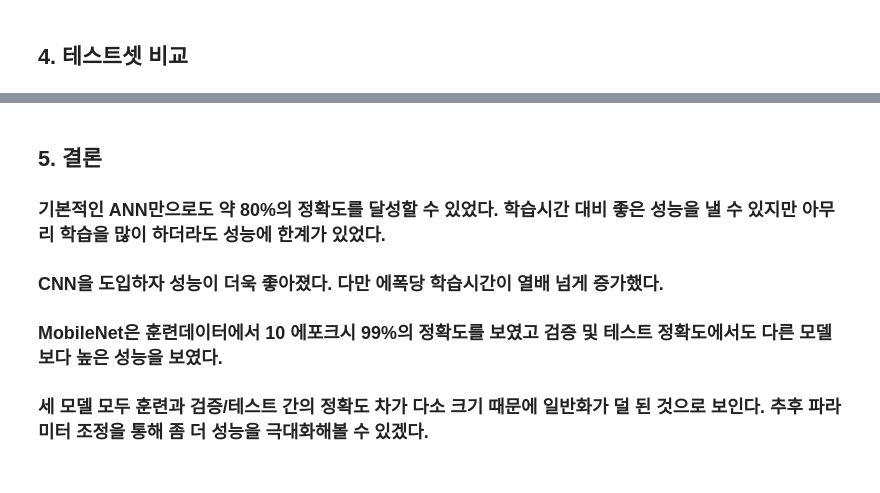
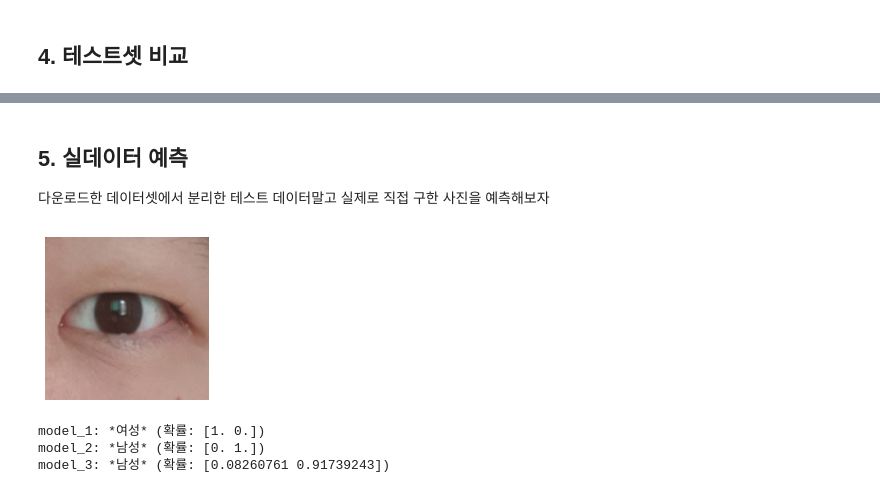
Before and after one commit to Guest-01/ds-section4-project, a Jupyter notebook: AI_03_장호현_section4.ipynb, the cells around one changed output, grey strips where cells are left out. Drawn from its saved outputs; the diff is of its cells as text; code cells hidden in the pictures.

Commit message:
add predict_gender()

```diff
--- a/AI_03_장호현_section4.ipynb
+++ b/AI_03_장호현_section4.ipynb
@@ -397,6 +392,22 @@ plt.show()
-# %% [markdown]
-## 5. 결론
-### 기본적인 ANN만으로도 약 80%의 정확도를 달성할 수 있었다. 학습시간 대비 좋은 성능을 낼 수 있지만 아무리 학습을 많이 하더라도 성능에 한계가 있었다.
-### CNN을 도입하자 성능이 더욱 좋아졌다. 다만 에폭당 학습시간이 열배 넘게 증가했다.
-### MobileNet은 훈련데이터에서 10 에포크시 99%의 정확도를 보였고 검증 및 테스트 정확도에서도 다른 모델보다 높은 성능을 보였다.
-### 세 모델 모두 훈련과 검증/테스트 간의 정확도 차가 다소 크기 때문에 일반화가 덜 된 것으로 보인다. 추후 파라미터 조정을 통해 좀 더 성능을 극대화해볼 수 있겠다.
+# %% [markdown]
+## 5. 실데이터 예측
+다운로드한 데이터셋에서 분리한 테스트 데이터말고 실제로 직접 구한 사진을 예측해보자
+# %%
+def predict_gender(img):
+    """이미지를 전달하면 모델 3개의 예측결과를 반환하는 함수"""
+    image = tf.keras.preprocessing.image.load_img(img, target_size=(224, 224, 3))
+    plt.rcParams["figure.figsize"] = (3,3)
+    plt.imshow(image);plt.axis('off');plt.show()
+    input_arr = tf.keras.preprocessing.image.img_to_array(image)
+    input_arr = np.array([input_arr])
+    for num, model in enumerate([model_1, model_2, model_3]):
+        predictions = model.predict(input_arr)
+        result = "여성" if np.argmax(predictions, axis=-1) == [0] else "남성"
+        print(f"model_{num+1}: *{result}* (확률: {predictions[0]})")
+# %%
+predict_gender('myeye.jpg')
+# %% [output]
+[figure, added]
+model_1: *여성* (확률: [1. 0.])
+model_2: *남성* (확률: [0. 1.])
+model_3: *남성* (확률: [0.08260761 0.91739243])
```
Also changed, not shown: parts of 19 cells of this notebook, 1 other file.
